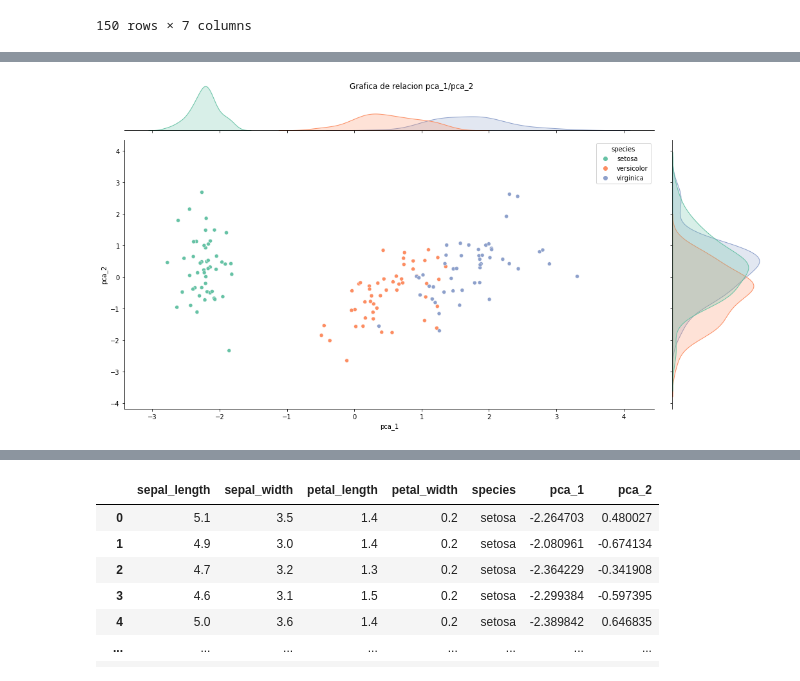
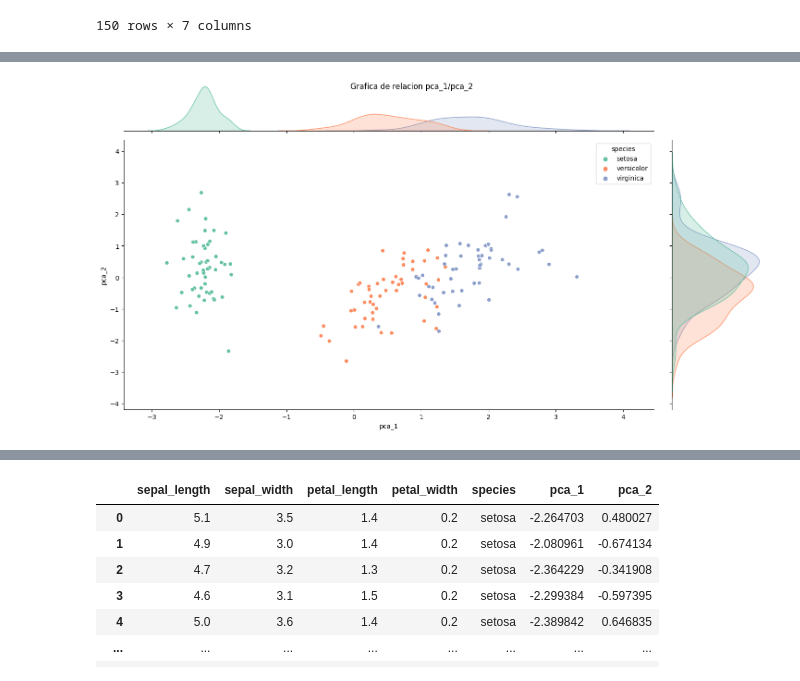
Before and after one commit to AAZG/Estadistica-descriptiva, a Jupyter notebook: [clase-22]PCA.ipynb, the cells around one changed output, grey strips where cells are left out. Cells and saved outputs as stored; diff of their text form; code cells hidden in the pictures.

```diff
--- a/[clase-22]PCA.ipynb
+++ b/[clase-22]PCA.ipynb
@@ -205,18 +211,19 @@ iris['pca_2'] = reduced_scaled[:,1]
 # %%
 g = sns.jointplot(x=iris['pca_1'],
                   y=iris['pca_2'],
                   hue = iris['species'],
                   palette='Set2',
-                  kind='scatter')
+                  kind='scatter',
+                  alpha = 0.8)
 
 g.fig.set_size_inches(16,8)
 
 
 g.fig.suptitle('Grafica de relacion pca_1/pca_2')
 
 plt.show()
 # %% [output]
-[figure, old version]
+[figure, new version]
 # %%
 fig3 = px.scatter(x=iris['pca_1'],
                   y=iris['pca_2'],
```
Also changed, not shown: parts of 7 cells of this notebook, 5 other files.
